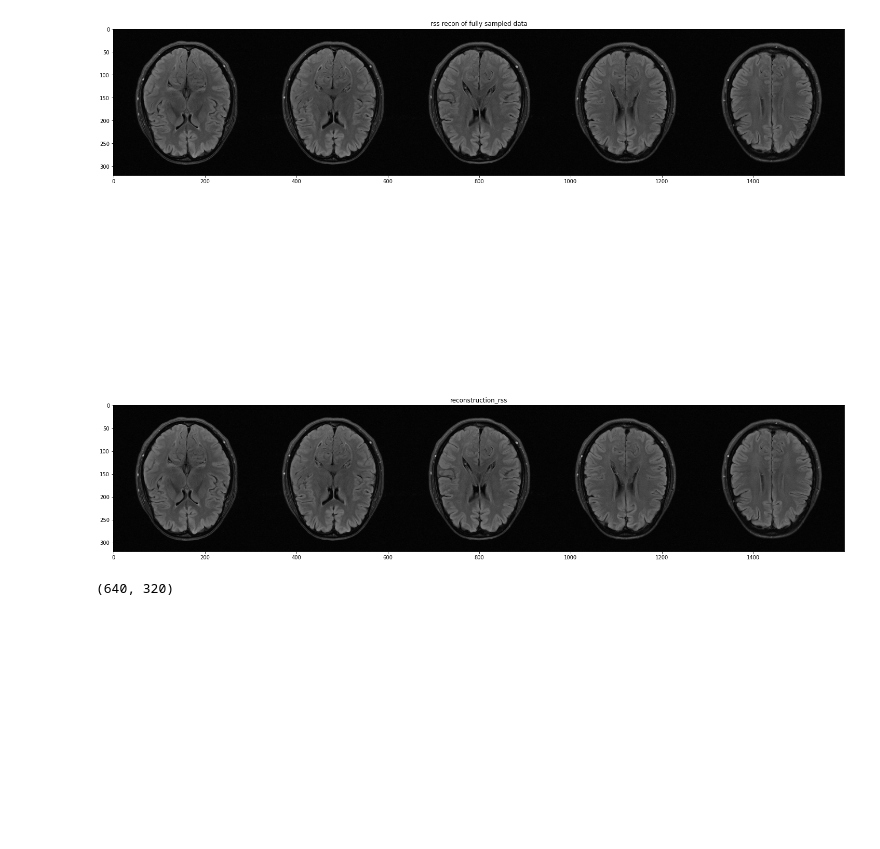
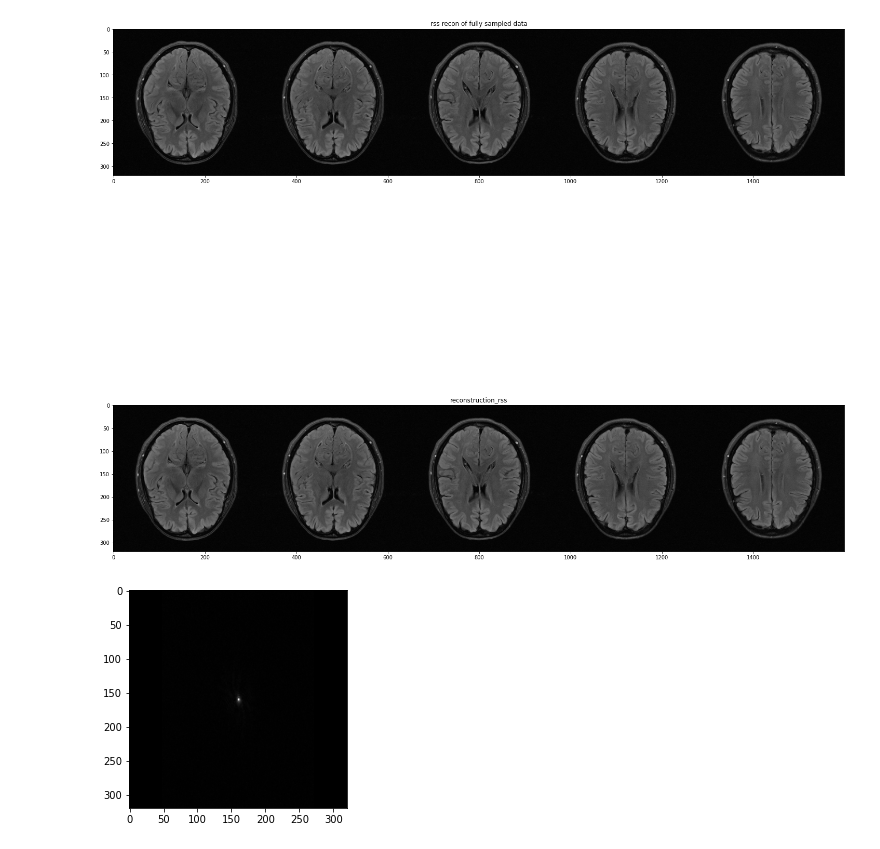
Before and after one commit to Samuel-van-Gurp/fastMRI, a Jupyter notebook: filter_notebook.ipynb, the cells around one changed output. Saved outputs shown, nothing was run; the diff lists cells and outputs as text; code cells hidden in the pictures; blank space fills up the shorter version.

Commit message:
I have made a center crop function for np arrys but I think somethijng is wrong with that. when I combine the masked coild and ifft to image space the image does not make sens

```diff
--- a/filter_notebook.ipynb
+++ b/filter_notebook.ipynb
@@ -9,0 +16,4 @@ import fastmri
+# %%
+fname = 'file_brain_AXFLAIR_200_6002425.h5'
+data = h5py.File(fname, 'r')
+data.keys()
@@ -10,9 +22,9 @@ import fastmri
 # %%
 # Cell reads data on the hinton server
 
-fname = '/home/svangurp/scratch/fastMRI/brain/train/file_brain_AXFLAIR_200_6002425.h5'
-data = h5py.File(fname, 'r')
-data.keys()
+# fname = '/home/svangurp/scratch/fastMRI/brain/train/file_brain_AXFLAIR_200_6002425.h5'
+# data = h5py.File(fname, 'r')
+# data.keys()
 # %% [output]
 <KeysViewHDF5 ['ismrmrd_header', 'kspace', 'reconstruction_rss']>
 # %%
@@ -193,14 +211,21 @@ def multicoil_masking_func(multi_coil_kspace, mask):
 
     return masked_kspace_complex
-# %%
-def center_crop_nparray(sigle_coil_kspace,height, width):
-# %%
-# Creating a disk_mask
-disk_mask = disk_mask_func(kspace_complex, disk_radius = 10)
-
-#applying the mask to the multi coil data
-masked_multicoil_kspace = multicoil_masking_func(kspace_complex,disk_mask)
-
-masked_multicoil_kspace.shape
-# %% [output]
-(640, 320)
+# %%
+#this function crops a np array along the last two dim's
+# kspace has to be of the form: number_of_slices, number_of_coild,height, width = kspace.shape
+def center_crop_nparray(kspace, new_height, new_width):
+    number_of_slices, number_of_coild,height, width = kspace.shape
+
+
+    croped = kspace[:,:,int(height/2-new_height/2):int(height/2+new_height/2),int(width/2-new_width/2):int(width/2+new_width/2)]
+
+    return croped
+
+
+# test
+croped = center_crop_nparray(kspace_complex, new_height = 320, new_width = 320)
+croped.shape
+plt.imshow(np.abs(croped[0,0,:,:]), cmap ='gray')
+plt.show()
+# %% [output]
+[figure, added]
```
Also changed, not shown: parts of 10 cells of this notebook.
